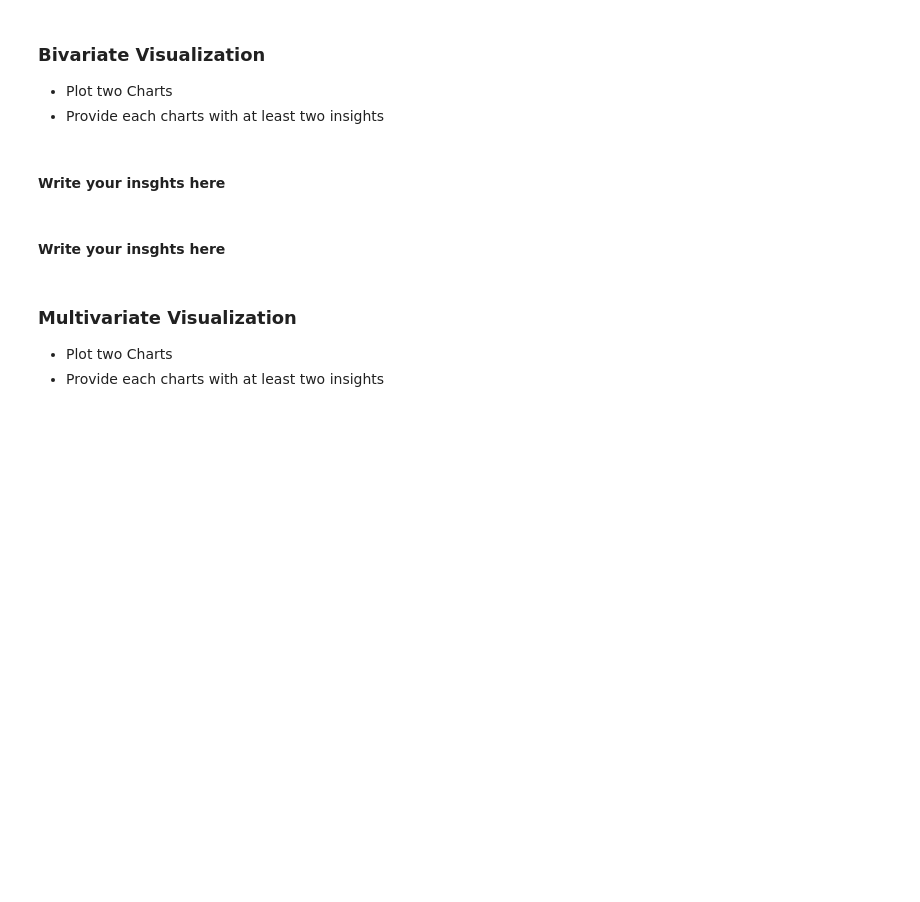
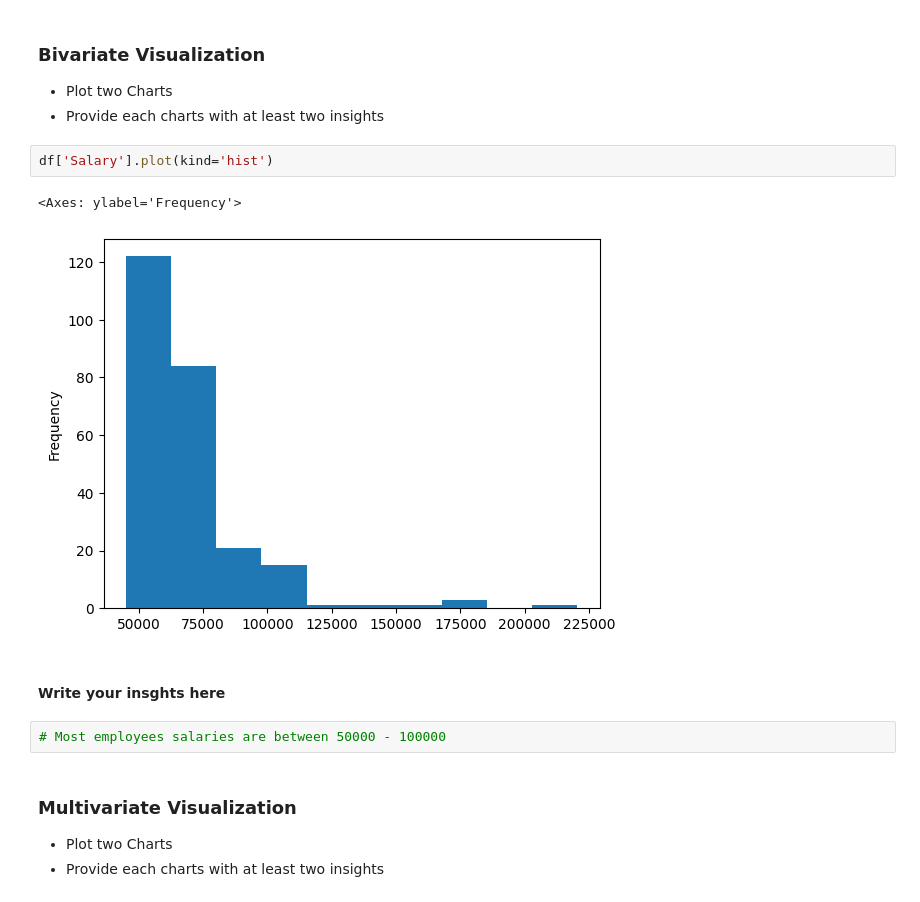
Before and after one commit to zidani2030/EDA-Lab1, a Jupyter notebook: EDA_Assignment.ipynb, the cells around one changed output. Drawn from its saved outputs; the diff is of its cells as text; blank space fills up the shorter version.

```diff
--- a/EDA_Assignment.ipynb
+++ b/EDA_Assignment.ipynb
@@ -114,10 +123,15 @@ dtype: object
 ### Bivariate Visualization
 * Plot two Charts
 * Provide each charts with at least two insights
+# %%
+df['Salary'].plot(kind='hist')
+# %% [output]
+<Axes: ylabel='Frequency'>
+[figure, added]
 # %% [markdown]
 #### Write your insghts here
-# %% [markdown]
-#### Write your insghts here
+# %%
+# Most employees salaries are between 50000 - 100000
 # %% [markdown]
 ### Multivariate Visualization
 * Plot two Charts
```
Also changed, not shown: parts of 6 cells of this notebook.
